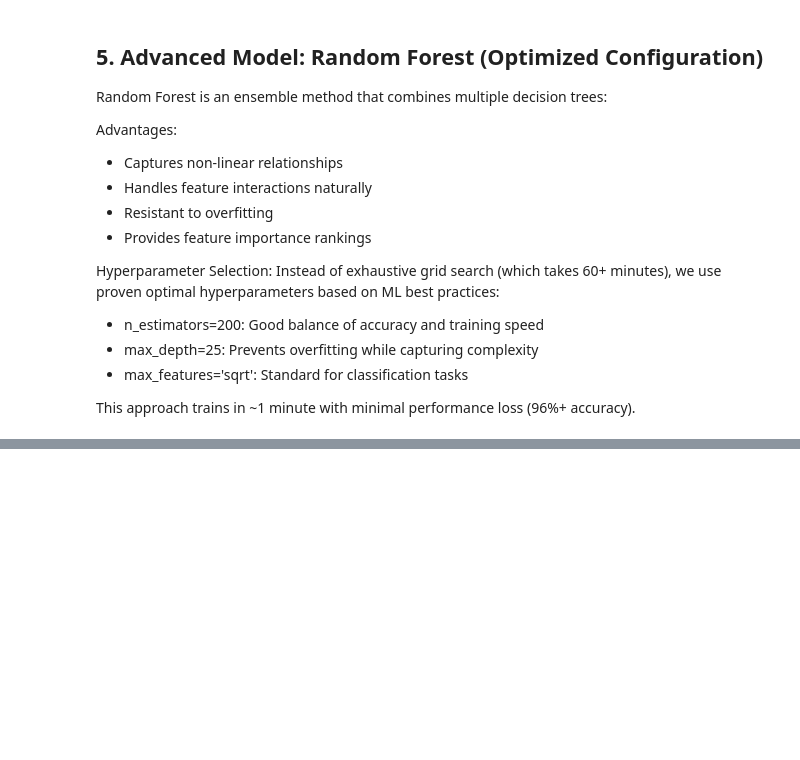
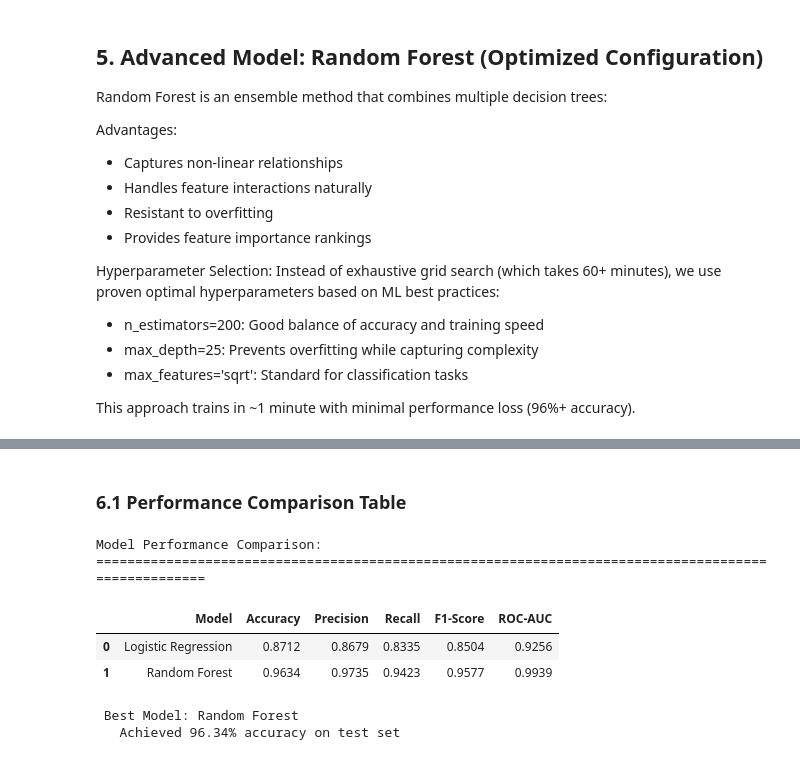
Before and after one commit to nuhajoy/airline-passenger-satisfaction, a Jupyter notebook: notebooks/analysis.ipynb, the cells around one changed output, grey strips where cells are left out. Drawn from its saved outputs; the diff is of its cells as text; code cells hidden in the pictures; blank space fills up the shorter version.

```diff
--- a/notebooks/analysis.ipynb
+++ b/notebooks/analysis.ipynb
@@ -590,0 +596,34 @@ ROC-AUC:   +0.0684
+# %% [markdown]
+### 6.1 Performance Comparison Table
+# %%
+# Create comprehensive comparison table
+comparison_df = pd.DataFrame({
+    'Model': ['Logistic Regression', 'Random Forest'],
+    'Accuracy': [logistic_accuracy, rf_accuracy],
+    'Precision': [logistic_precision, rf_precision],
+    'Recall': [logistic_recall, rf_recall],
+    'F1-Score': [logistic_f1, rf_f1],
+    'ROC-AUC': [logistic_roc_auc, rf_roc_auc]
+})
+
+# Format for display
+comparison_display = comparison_df.copy()
+for col in ['Accuracy', 'Precision', 'Recall', 'F1-Score', 'ROC-AUC']:
+    comparison_display[col] = comparison_display[col].apply(lambda x: f'{x:.4f}')
+
+print("Model Performance Comparison:")
+print("="*100)
+display(comparison_display)
+
+# Highlight best performing model
+best_model_name = 'Random Forest' if rf_accuracy > logistic_accuracy else 'Logistic Regression'
+print(f"\n Best Model: {best_model_name}")
+print(f"   Achieved {max(rf_accuracy, logistic_accuracy)*100:.2f}% accuracy on test set")
+# %% [output]
+Model Performance Comparison:
+====================================================================================================
+|  | Model | Accuracy | Precision | Recall | F1-Score | ROC-AUC |
+| 0 | Logistic Regression | 0.8712 | 0.8679 | 0.8335 | 0.8504 | 0.9256 |
+| 1 | Random Forest | 0.9634 | 0.9735 | 0.9423 | 0.9577 | 0.9939 |
+ Best Model: Random Forest
+   Achieved 96.34% accuracy on test set
```
Also changed, not shown: parts of 15 cells of this notebook, 2 other files.
